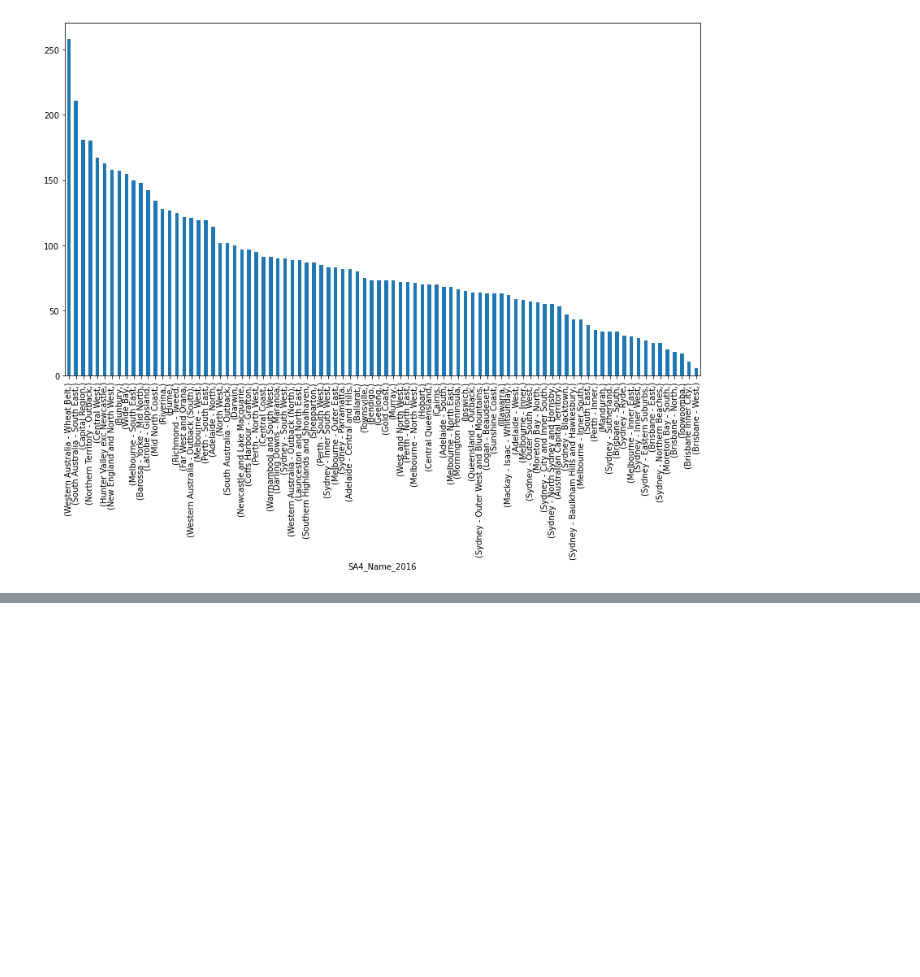
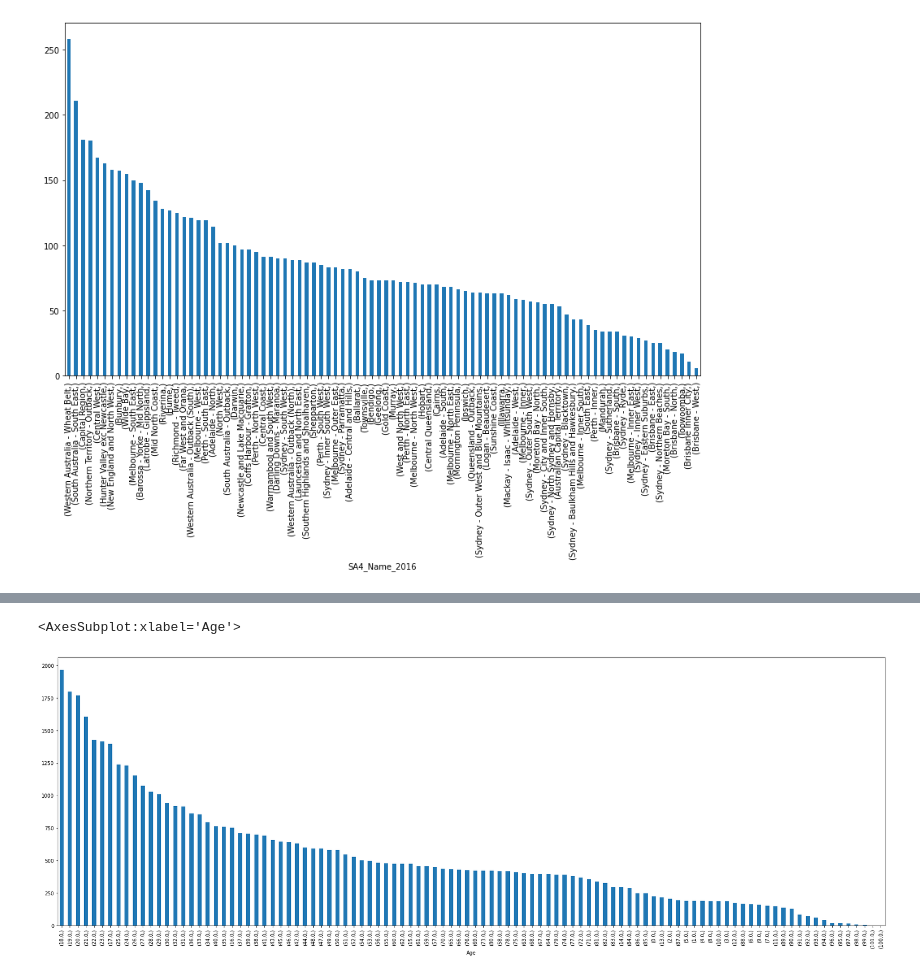
Before and after one commit to cooper-plath/CP3403DataMining, a Jupyter notebook: Dataset_CP3403_Adam_Edgar.ipynb, the cells around one changed output, grey strips where cells are left out. Cells and saved outputs as stored; diff of their text form; code cells hidden in the pictures; blank space fills up the shorter version.

```diff
--- a/Dataset_CP3403_Adam_Edgar.ipynb
+++ b/Dataset_CP3403_Adam_Edgar.ipynb
@@ -480,3 +480,8 @@ data3_SA4_Name_2016_count.plot.bar(figsize=(14,8))
 # %% [output]
 <AxesSubplot:xlabel='SA4_Name_2016'>
 [figure]
+# %%
+data3 = data2.iloc[:,[3,13]]
+data3 = data3.replace("?", np.NaN)
+data3 = data3.dropna()
+data4 = data2.iloc[:,13:14]
@@ -482,0 +504,7 @@ data3_SA4_Name_2016_count.plot.bar(figsize=(14,8))
+# %%
+data4_count = data4.value_counts()
+# %%
+data4_count.plot.bar(figsize=(30,10))
+# %% [output]
+<AxesSubplot:xlabel='Age'>
+[figure, added]
```
Also changed, not shown: parts of 9 cells of this notebook.
